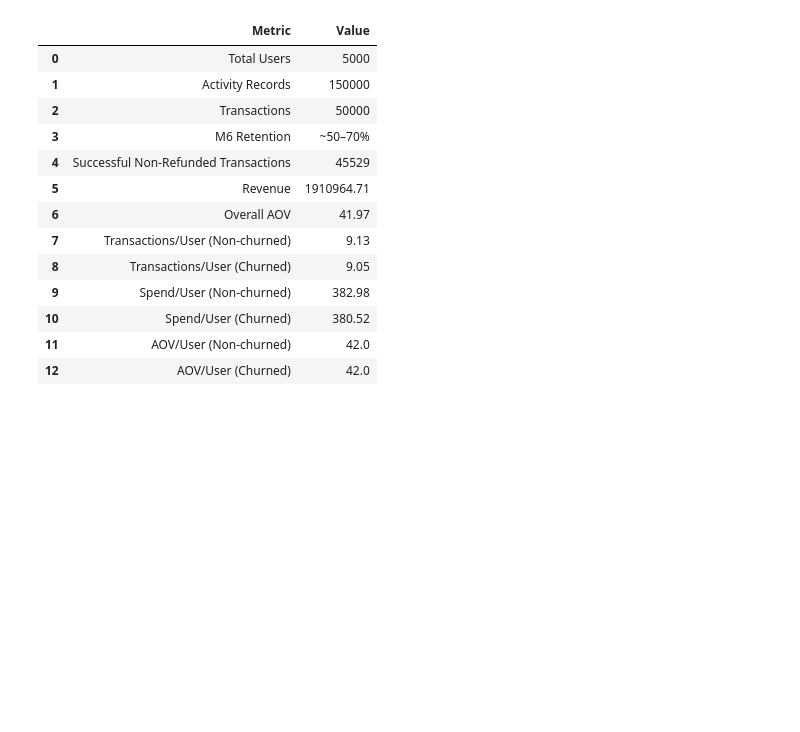
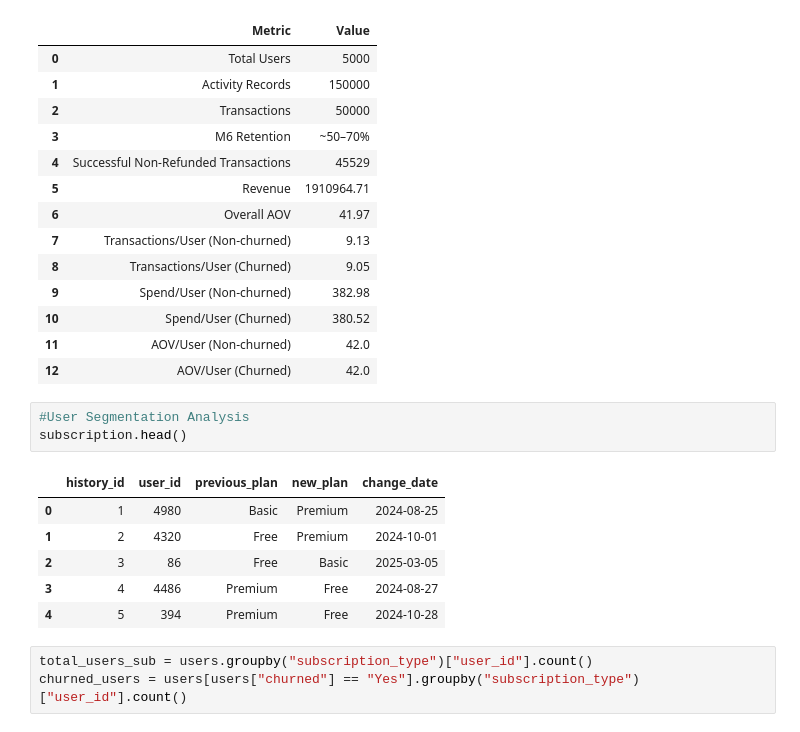
Before and after one commit to PriyaKotera16/User-Retention-Cohort-Analysis, a Jupyter notebook: User_Retention_Cohort_Analysis.ipynb, the cells around one changed output. Cells and saved outputs as stored; diff of their text form; blank space fills up the shorter version.

```diff
--- a/User_Retention_Cohort_Analysis.ipynb
+++ b/User_Retention_Cohort_Analysis.ipynb
@@ -884,3 +1071,16 @@ metrics_matrix
 | 10 | Spend/User (Churned) | 380.52 |
 | 11 | AOV/User (Non-churned) | 42.0 |
 | 12 | AOV/User (Churned) | 42.0 |
+# %%
+#User Segmentation Analysis
+subscription.head()
+# %% [output]
+|  | history_id | user_id | previous_plan | new_plan | change_date |
+| 0 | 1 | 4980 | Basic | Premium | 2024-08-25 |
+| 1 | 2 | 4320 | Free | Premium | 2024-10-01 |
+| 2 | 3 | 86 | Free | Basic | 2025-03-05 |
+| 3 | 4 | 4486 | Premium | Free | 2024-08-27 |
+| 4 | 5 | 394 | Premium | Free | 2024-10-28 |
+# %%
+total_users_sub = users.groupby("subscription_type")["user_id"].count()
+churned_users = users[users["churned"] == "Yes"].groupby("subscription_type")["user_id"].count()
```
Also changed, not shown: parts of 39 cells of this notebook.
